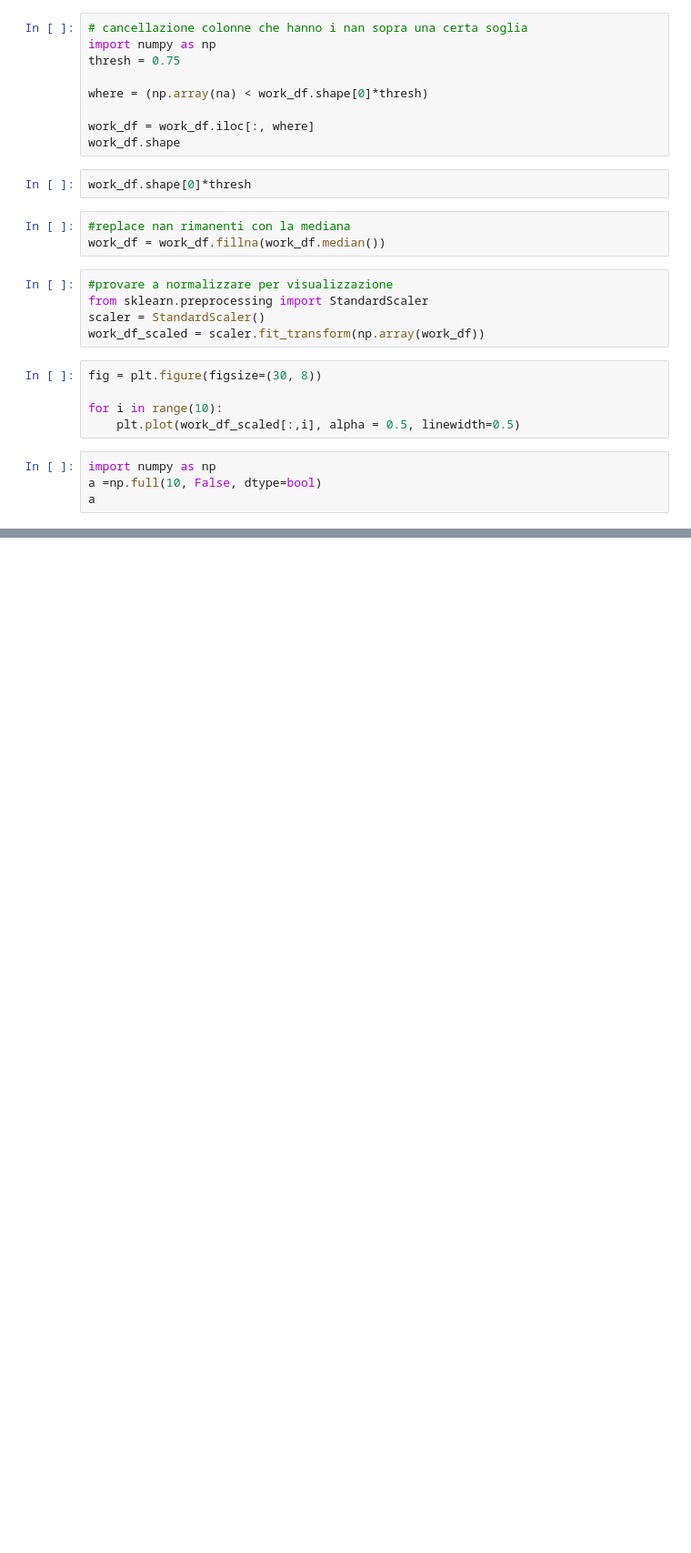
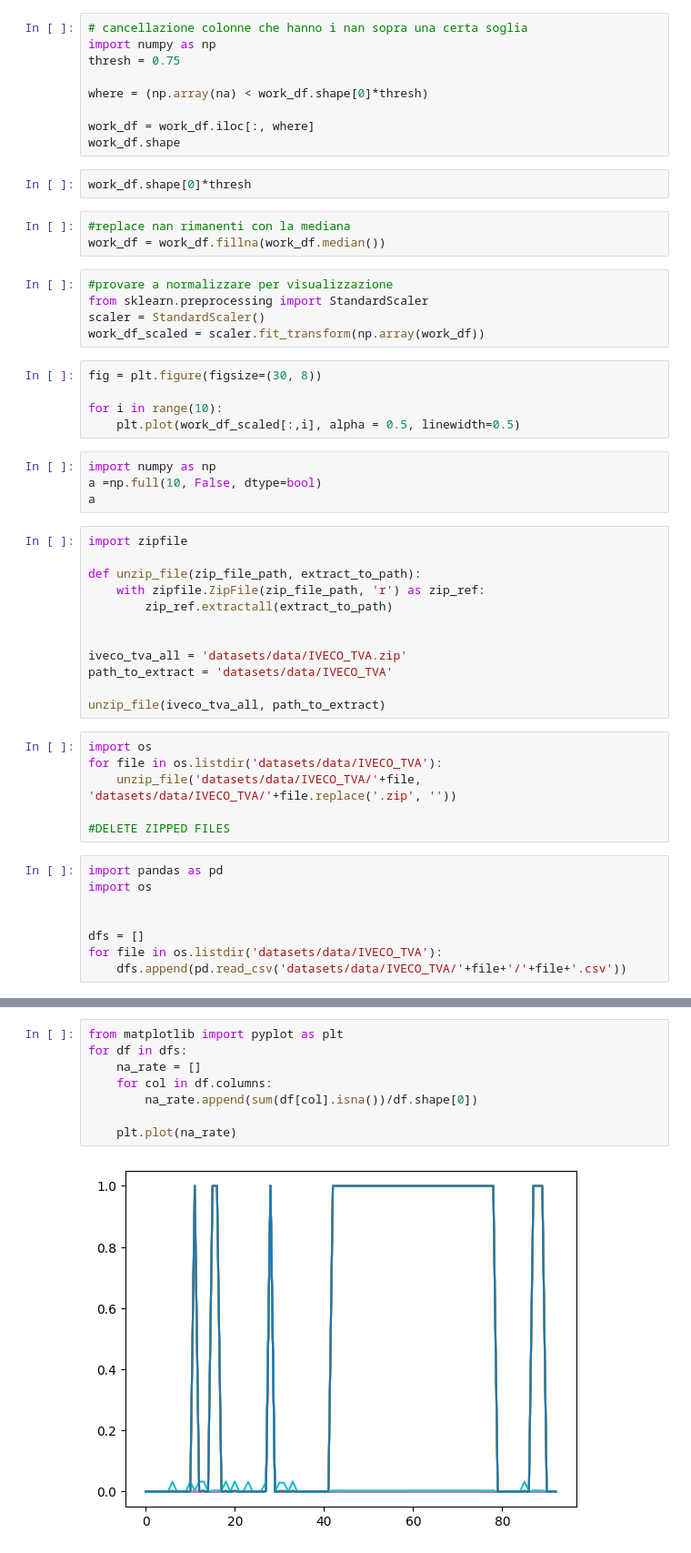
Before and after one commit to giulionenna/mtad-gat-pytorch, a Jupyter notebook: util_notebook.ipynb, the cells around one changed output, grey strips where cells are left out. Shown: that part at 91% size. Cells and saved outputs as stored; diff of their text form; blank space fills up the shorter version.

Commit message:
Implemented tva dataset

```diff
--- a/util_notebook.ipynb
+++ b/util_notebook.ipynb
@@ -430,3 +430,29 @@ for i in range(10):
 import numpy as np
 a =np.full(10, False, dtype=bool)
 a
+# %%
+import zipfile
+
+def unzip_file(zip_file_path, extract_to_path):
+    with zipfile.ZipFile(zip_file_path, 'r') as zip_ref:
+        zip_ref.extractall(extract_to_path)
+
+
+iveco_tva_all = 'datasets/data/IVECO_TVA.zip'
+path_to_extract = 'datasets/data/IVECO_TVA'
+
+unzip_file(iveco_tva_all, path_to_extract)
+# %%
+import os
+for file in os.listdir('datasets/data/IVECO_TVA'):
+    unzip_file('datasets/data/IVECO_TVA/'+file, 'datasets/data/IVECO_TVA/'+file.replace('.zip', ''))
+
+#DELETE ZIPPED FILES
+# %%
+import pandas as pd
+import os
+
+
+dfs = []
+for file in os.listdir('datasets/data/IVECO_TVA'):
+    dfs.append(pd.read_csv('datasets/data/IVECO_TVA/'+file+'/'+file+'.csv'))
@@ -432,0 +508,10 @@ a
+# %%
+from matplotlib import pyplot as plt
+for df in dfs:
+    na_rate = []
+    for col in df.columns:
+        na_rate.append(sum(df[col].isna())/df.shape[0])
+
+    plt.plot(na_rate)
+# %% [output]
+[figure, added]
```
Also changed, not shown: parts of 3 cells of this notebook, 3 other files.
